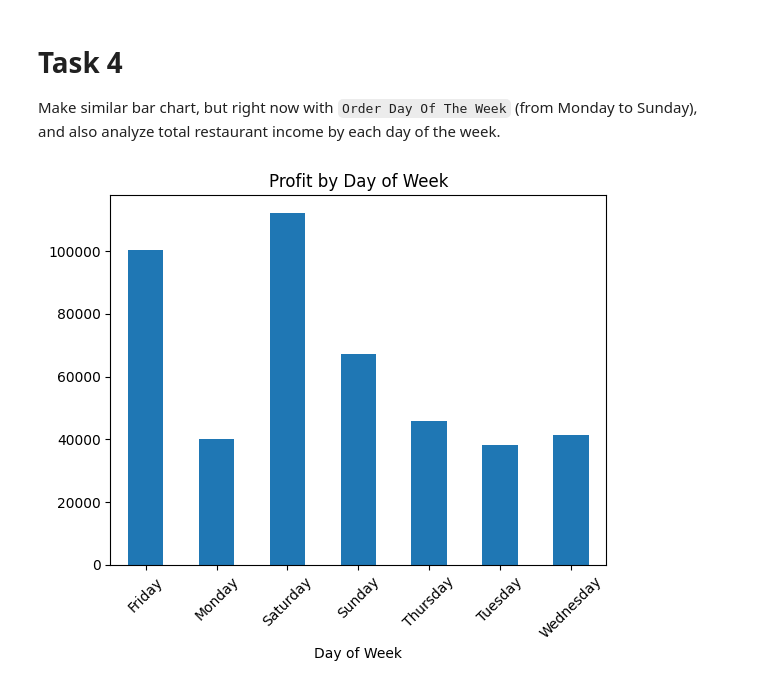
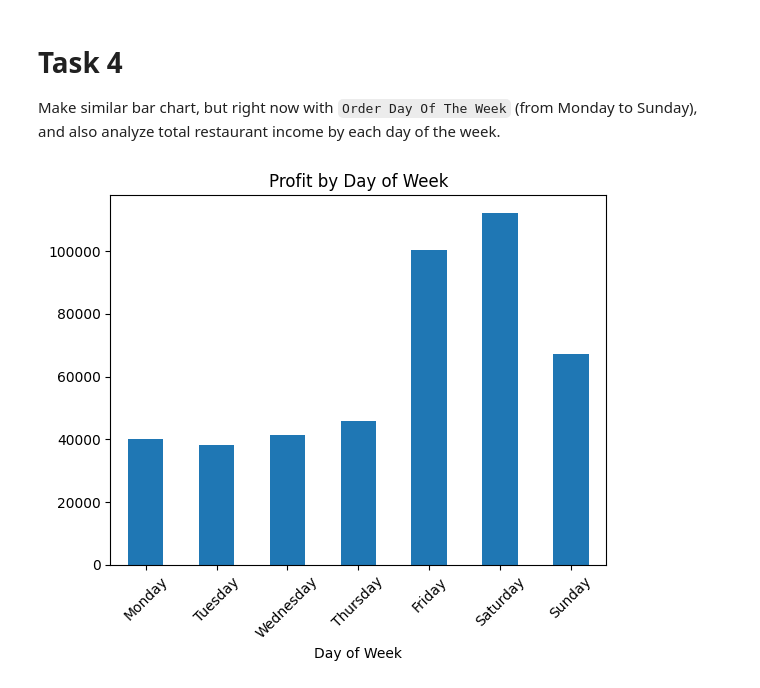
Before and after one commit to mate-academy/py-restaurant-data-analysis, a Jupyter notebook: app/main.ipynb, the cells around one changed output. Cells and saved outputs as stored; diff of their text form; code cells hidden in the pictures.

Commit message:
Fix order of the operations in Task 1 and Task 2

```diff
--- a/app/main.ipynb
+++ b/app/main.ipynb
@@ -74,12 +74,13 @@ plt.show()
 Make similar bar chart, but right now with `Order Day Of The Week` (from Monday to Sunday), and also analyze total restaurant income by each day of the week.
 # %%
 db_df["order_day_of_week"] = db_df["datetime"].dt.day_name()
-grouped = db_df.groupby("order_day_of_week")["item_price"].sum()
+grouped = db_df.groupby([db_df["datetime"].dt.day_of_week, "order_day_of_week"])["item_price"].sum()
+grouped = grouped.droplevel("datetime")
 
 grouped.plot(kind="bar")
 plt.title("Profit by Day of Week")
 plt.xlabel("Day of Week")
 plt.xticks(rotation=45)
 plt.show()
 # %% [output]
-[figure, old version]
+[figure, new version]
```
Also changed, not shown: parts of 2 cells of this notebook.
